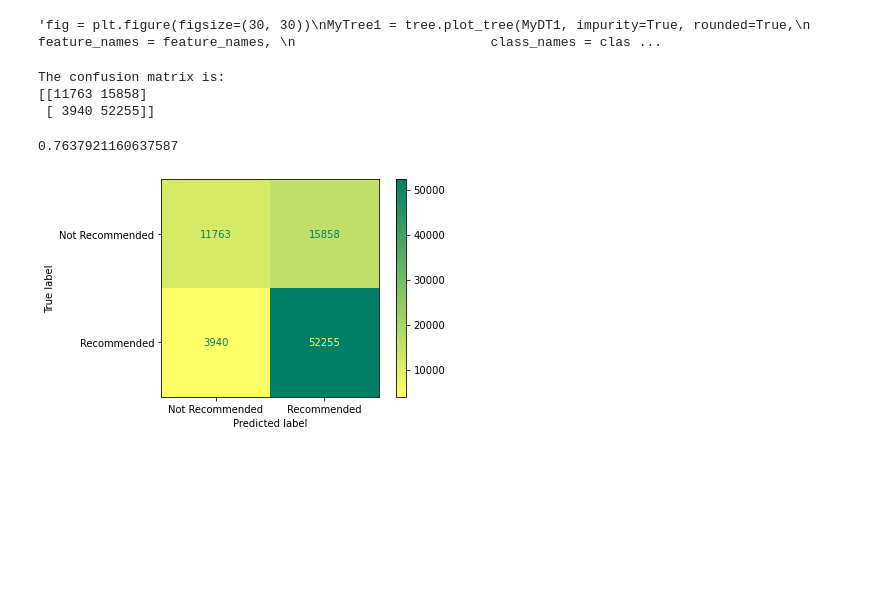
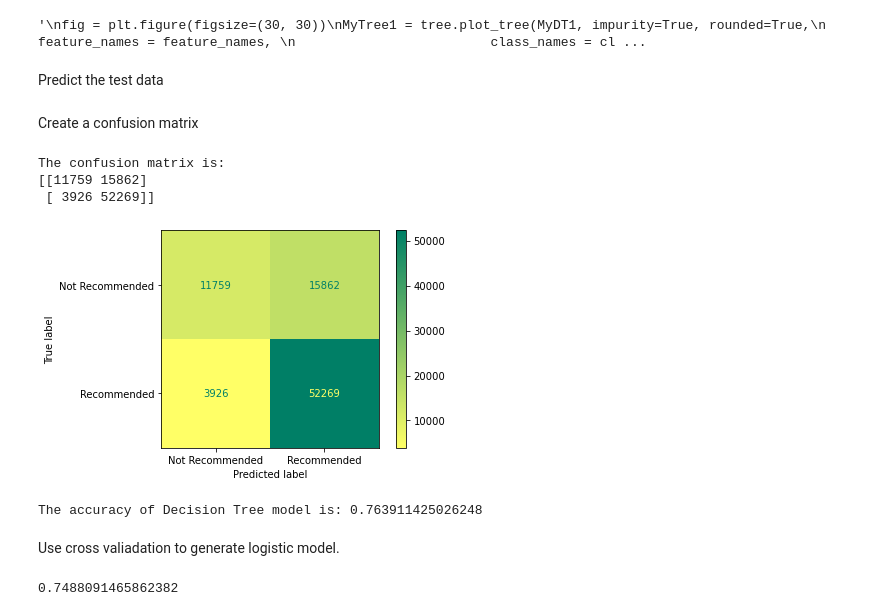
Before and after one commit to lm2546/Game-Review-Classification, a Jupyter notebook: Model/DT.ipynb, the cells around one changed output. Cells and saved outputs as stored; diff of their text form; code cells hidden in the pictures; blank space fills up the shorter version.

```diff
--- a/Model/DT.ipynb
+++ b/Model/DT.ipynb
@@ -14,6 +20,6 @@ import plotly.express as px
 # %%
-Clean_DF = pd.read_csv('Steam_Clean_Data.csv')
-Train_reco = pd.read_csv('Train_reco.csv')
-Test_reco = pd.read_csv('Test_reco.csv')
-Train_auth = pd.read_csv('Train_auth.csv')
-Test_auth = pd.read_csv('Test_auth.csv')
+## Read the Data
+file=os.path.dirname(os.getcwd())
+Clean_DF = pd.read_csv(file+'\\data\\Steam_Clean_Data.csv')
+Train_reco = pd.read_csv(file+'\\data\\Train_reco.csv')
+Test_reco = pd.read_csv(file+'\\data\\Test_reco.csv')
@@ -28,5 +47,5 @@ Train_DTM_DF_reco=pd.DataFrame(Train_DTM_reco.toarray(),columns=Tfidf_reco.get_f
 # %%
-## Instantiate
+## Instantiate the Decision Tree Model and Fit the Data
 MyDT_reco=DecisionTreeClassifier(criterion='entropy', ##"entropy" or "gini"
                             splitter='best',  ## or "random" or "best"
                             max_depth=20,
@@ -37,10 +56,5 @@ MyDT_reco=DecisionTreeClassifier(criterion='entropy', ##"entropy" or "gini"
                             random_state=None,
                             max_leaf_nodes=None,
                             min_impurity_decrease=0.0,
-                            min_impurity_split=None,
+                            #min_impurity_split=None,
                             class_weight=None)
-
-MyDT_reco.fit(Train_DTM_DF_reco, Train_reco['recommendation'])
-
-feature_names = Train_DTM_DF_reco.columns
-class_names = Train_reco['recommendation'].unique()
@@ -47,8 +68,10 @@ class_names = Train_reco['recommendation'].unique()
 # %%
-'''fig = plt.figure(figsize=(30, 30))
+'''
+fig = plt.figure(figsize=(30, 30))
 MyTree1 = tree.plot_tree(MyDT1, impurity=True, rounded=True,
                          feature_names = feature_names,
                          class_names = class_names,
-                         filled=True, fontsize=13)'''
+                         filled=True, fontsize=13)
+'''
 # %% [output]
-'fig = plt.figure(figsize=(30, 30))\nMyTree1 = tree.plot_tree(MyDT1, impurity=True, rounded=True,\n                         feature_names = feature_names, \n                         class_names = clas ...
+'\nfig = plt.figure(figsize=(30, 30))\nMyTree1 = tree.plot_tree(MyDT1, impurity=True, rounded=True,\n                         feature_names = feature_names, \n                         class_names = cl ...
@@ -58,0 +78,2 @@ DT_pred_reco=MyDT_reco.predict(Test_DTM_DF_reco)
+# %% [markdown]
+Predict the test data
@@ -59,13 +83,17 @@ DT_pred_reco=MyDT_reco.predict(Test_DTM_DF_reco)
+# %% [markdown]
+Create a confusion matrix
 # %%
+## Evaluate the Models with Confusion Matrix and Accuracy
 bn_matrix = confusion_matrix(Test_reco['recommendation'], DT_pred_reco)
 print("\nThe confusion matrix is:")
 print(bn_matrix)
 plot_confusion_matrix(MyDT_reco, Test_DTM_DF_reco, Test_reco['recommendation'], cmap = 'summer_r')
+plt.show()
 #plt.savefig('MyTree1_cm.png')
-accuracy_score(Test_reco['recommendation'], DT_pred_reco)
+print("\nThe accuracy of Decision Tree model is:",accuracy_score(Test_reco['recommendation'], DT_pred_reco))
 # %% [output]
 The confusion matrix is:
-[[11763 15858]
- [ 3940 52255]]
+[[11759 15862]
+ [ 3926 52269]]
+[figure]
-0.7637921160637587
+The accuracy of Decision Tree model is: 0.763911425026248
-[figure]
@@ -71,0 +110,2 @@ The confusion matrix is:
+# %% [markdown]
+Use cross valiadation to generate logistic model.
@@ -71,0 +117,4 @@ The confusion matrix is:
+# %%
+output['test_score'].mean()
+# %% [output]
+0.7488091465862382
```
Also changed, not shown: parts of 19 cells of this notebook, 8 other files.
